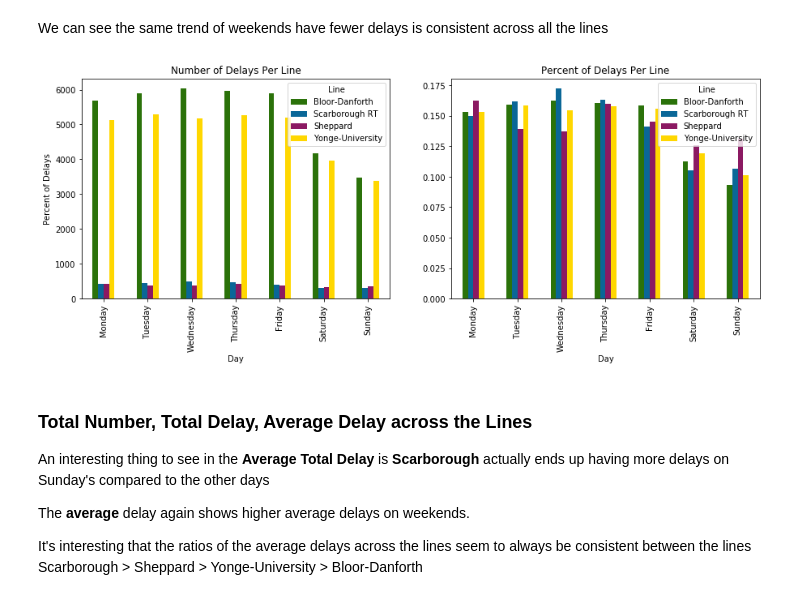
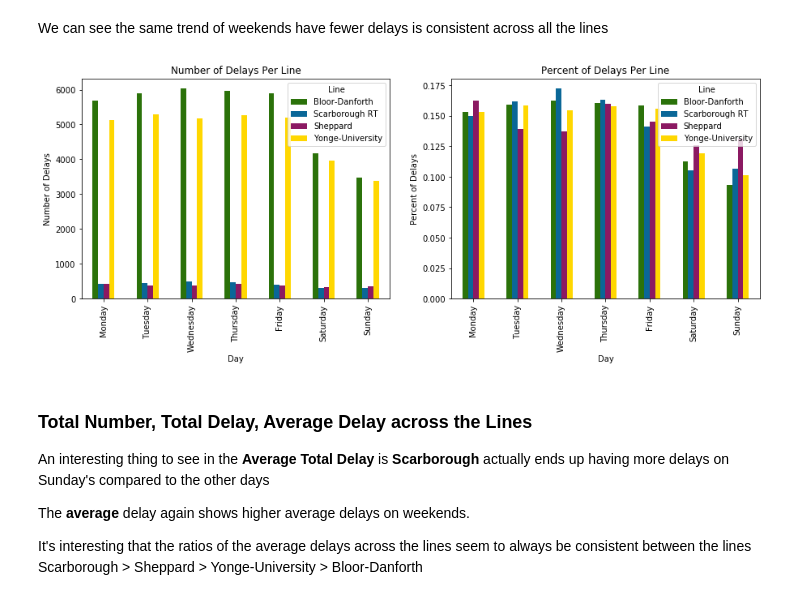
Before and after one commit to cllopes/scs-3250-tcc, a Jupyter notebook: Cindy/1_Weekly_Breakdown.ipynb, the cells around one changed output. Drawn from its saved outputs; the diff is of its cells as text; code cells hidden in the pictures.

```diff
--- a/Cindy/1_Weekly_Breakdown.ipynb
+++ b/Cindy/1_Weekly_Breakdown.ipynb
@@ -50,15 +50,15 @@ We can see the same trend of weekends have fewer delays is consistent across all
 # %%
 fix, ax = plt.subplots(1,2, figsize=[15,5])
 
 days_per_line.plot.bar(color=colors, ax=ax[0], title='Number of Delays Per Line')
 ax[0].set_ylabel('Number of Delays')
 
 days_per_line_normalized.plot.bar(color=colors,ax=ax[1], title='Percent of Delays Per Line')
-ax[0].set_ylabel('Percent of Delays')
+ax[1].set_ylabel('Percent of Delays')
 
 plt.show()
 # %% [output]
-[figure, old version]
+[figure, new version]
 # %%
 groups = ttc.groupby(['Line'])
 
```
Also changed, not shown: parts of 1 cell of this notebook, 3 other files.
